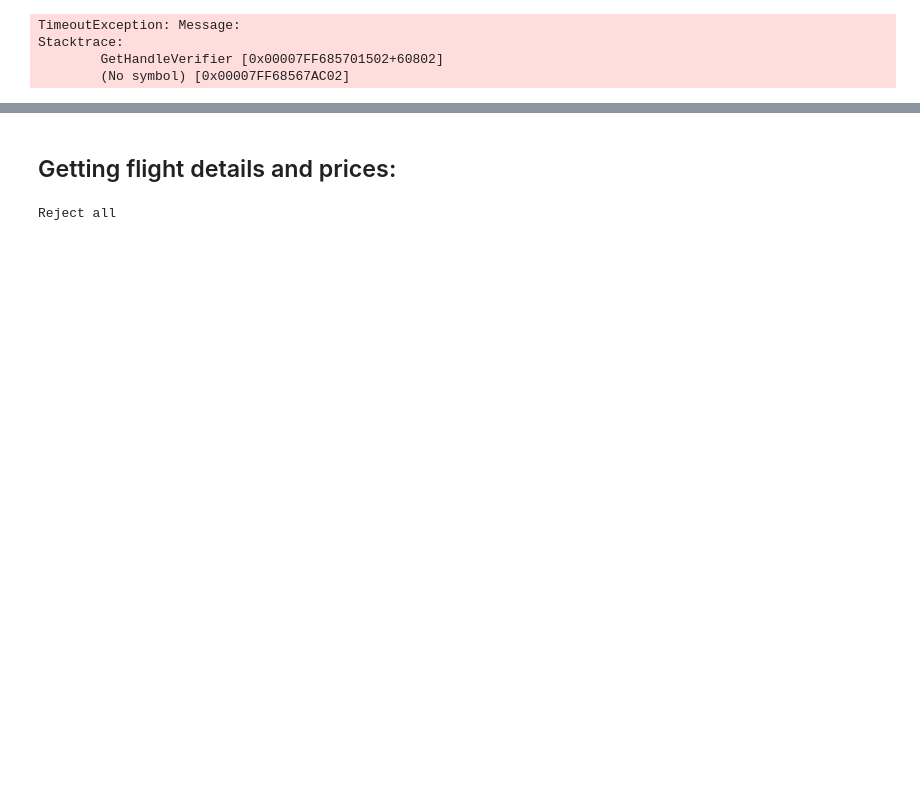
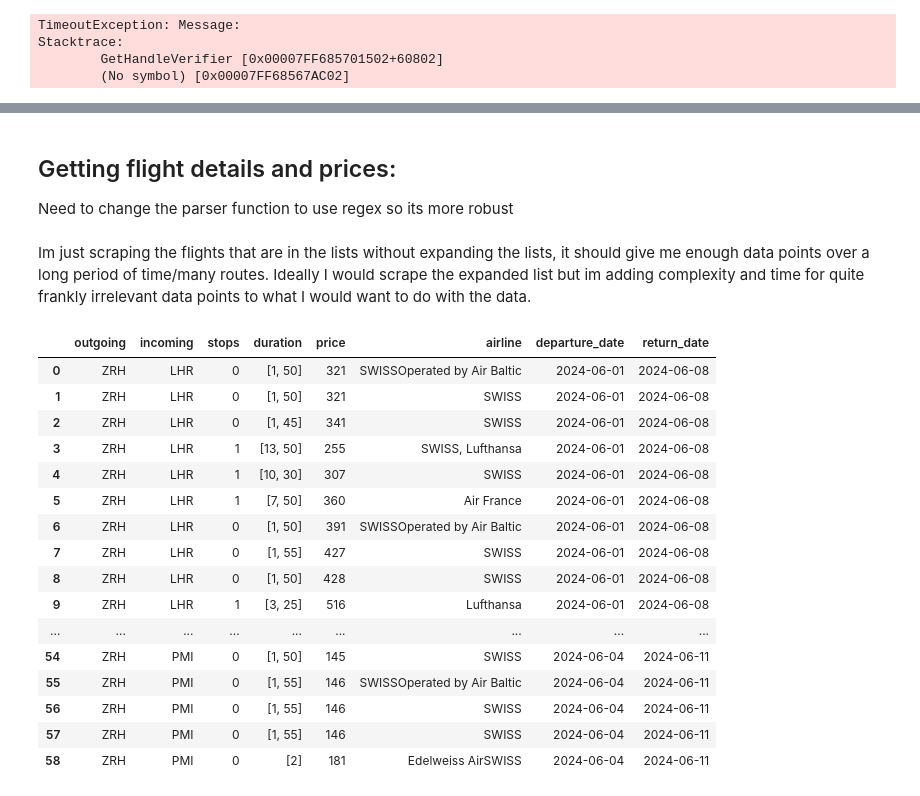
Before and after one commit to r9119/FPT, a Jupyter notebook: Notebooks/Google_Flights.ipynb, the cells around one changed output, grey strips where cells are left out. Cells and saved outputs as stored; diff of their text form; code cells hidden in the pictures; blank space fills up the shorter version.

Commit message:
Finish GF scraping with multiple routes

```diff
--- a/Notebooks/Google_Flights.ipynb
+++ b/Notebooks/Google_Flights.ipynb
@@ -15,8 +16,10 @@ from selenium.webdriver.support.ui import WebDriverWait
 from selenium.webdriver.support import expected_conditions as EC
 from selenium.webdriver.common.keys import Keys
 from selenium.webdriver.common.action_chains import ActionChains
+# %%
+# route_df = pd.DataFrame(columns=['outgoing_code', 'incoming_code', 'frequency'])
+route_df = pd.read_csv('../Data/flight_routes.csv')
 # %%
-route_df = pd.DataFrame(columns=['outgoing_code', 'incoming_code'])
 price_df = pd.DataFrame(columns=['outgoing', 'incoming', 'stops', 'duration', 'price', 'airline'])
 # %%
 chrome_options = Options()
@@ -34,8 +37,8 @@ chrome_options.add_argument("--disable-images")
 # %%
 # Launch the browser
 driver = webdriver.Chrome(options=chrome_options)
-driver.implicitly_wait(5)
-wait = WebDriverWait(driver, timeout=10)
+driver.implicitly_wait(2)
+wait = WebDriverWait(driver, timeout=5)
 
 actions = ActionChains(driver)
 # %% [markdown]
@@ -107,5 +181,7 @@ Stacktrace:
 # %% [markdown]
 ## Getting flight details and prices:
+
+Need to change the parser function to use regex so its more robust
 # %%
 def parse_flight_text(text: str, dates: tuple = (None, None)) -> dict:
     '''
@@ -125,20 +201,29 @@ def parse_flight_text(text: str, dates: tuple = (None, None)) -> dict:
     outgoing = lines[5][:3]
     incoming = lines[5][-3:]
 
-    # Get the stops
+    # If there are stops in the flight a new line exists so we need to account for that
     if lines[6] == 'Nonstop':
         stops = 0
+
+        # Get the duration
+        duration = re.findall(r'\d+', lines[4])
+
+        # Get the price
+        price = int(re.findall(r'\d+', lines[9])[0])
+
+        # Get the airline
+        airline = lines[3]
     else:
         stops = int(lines[6].split(' ')[0])
 
-    # Get the duration
-    duration = re.findall(r'\d+', lines[4])
+        # Get the duration
+        duration = re.findall(r'\d+', lines[4])
 
-    # Get the price
-    price = int(re.findall(r'\d+', lines[9])[0])
+        # Get the price
+        price = int(re.findall(r'\d+', lines[10])[0])
 
-    # Get the airline
-    airline = lines[3]
+        # Get the airline
+        airline = lines[3]
 
     return {
         'outgoing': outgoing,
@@ -150,6 +235,8 @@ def parse_flight_text(text: str, dates: tuple = (None, None)) -> dict:
         'departure_date': dates[0],
         'return_date': dates[1]
     }
+# %% [markdown]
+Im just scraping the flights that are in the lists without expanding the lists, it should give me enough data points over a long period of time/many routes. Ideally I would scrape the expanded list but im adding complexity and time for quite frankly irrelevant data points to what I would want to do with the data.
 # %%
 # Set date range to be scraped YYYY-MM-DD
 static_start_date = '2024-06-01'
@@ -462,13 +594,2 @@ for incoming_code in route_df['incoming_code'][1:]:
         # Update the date
         start_date += pd.Timedelta(days=1)
-# %%
-buttons = driver.find_elements(By.TAG_NAME, 'button')
-
-for button in buttons:
-    declines = ['decline', 'Decline', 'DECLINE', 'Reject', 'reject', 'REJECT']
-    if any(decline in button.text for decline in declines):
-        print(button.text)
-        button.click()
-        break
-# %% [output]
-Reject all
@@ -555,2 +596,22 @@ price_df = pd.concat([price_df, data], ignore_index=True)
 # %%
 driver.quit()
+# %%
+price_df
+# %% [output]
+|  | outgoing | incoming | stops | duration | price | airline | departure_date | return_date |
+| 0 | ZRH | LHR | 0 | [1, 50] | 321 | SWISSOperated by Air Baltic | 2024-06-01 | 2024-06-08 |
+| 1 | ZRH | LHR | 0 | [1, 50] | 321 | SWISS | 2024-06-01 | 2024-06-08 |
+| 2 | ZRH | LHR | 0 | [1, 45] | 341 | SWISS | 2024-06-01 | 2024-06-08 |
+| 3 | ZRH | LHR | 1 | [13, 50] | 255 | SWISS, Lufthansa | 2024-06-01 | 2024-06-08 |
+| 4 | ZRH | LHR | 1 | [10, 30] | 307 | SWISS | 2024-06-01 | 2024-06-08 |
+| 5 | ZRH | LHR | 1 | [7, 50] | 360 | Air France | 2024-06-01 | 2024-06-08 |
+| 6 | ZRH | LHR | 0 | [1, 50] | 391 | SWISSOperated by Air Baltic | 2024-06-01 | 2024-06-08 |
+| 7 | ZRH | LHR | 0 | [1, 55] | 427 | SWISS | 2024-06-01 | 2024-06-08 |
+| 8 | ZRH | LHR | 0 | [1, 50] | 428 | SWISS | 2024-06-01 | 2024-06-08 |
+| 9 | ZRH | LHR | 1 | [3, 25] | 516 | Lufthansa | 2024-06-01 | 2024-06-08 |
+| ... | ... | ... | ... | ... | ... | ... | ... | ... |
+| 54 | ZRH | PMI | 0 | [1, 50] | 145 | SWISS | 2024-06-04 | 2024-06-11 |
+| 55 | ZRH | PMI | 0 | [1, 55] | 146 | SWISSOperated by Air Baltic | 2024-06-04 | 2024-06-11 |
+| 56 | ZRH | PMI | 0 | [1, 55] | 146 | SWISS | 2024-06-04 | 2024-06-11 |
+| 57 | ZRH | PMI | 0 | [1, 55] | 146 | SWISS | 2024-06-04 | 2024-06-11 |
+| 58 | ZRH | PMI | 0 | [2] | 181 | Edelweiss AirSWISS | 2024-06-04 | 2024-06-11 |
```
Also changed, not shown: parts of 8 cells of this notebook, 1 other file.
